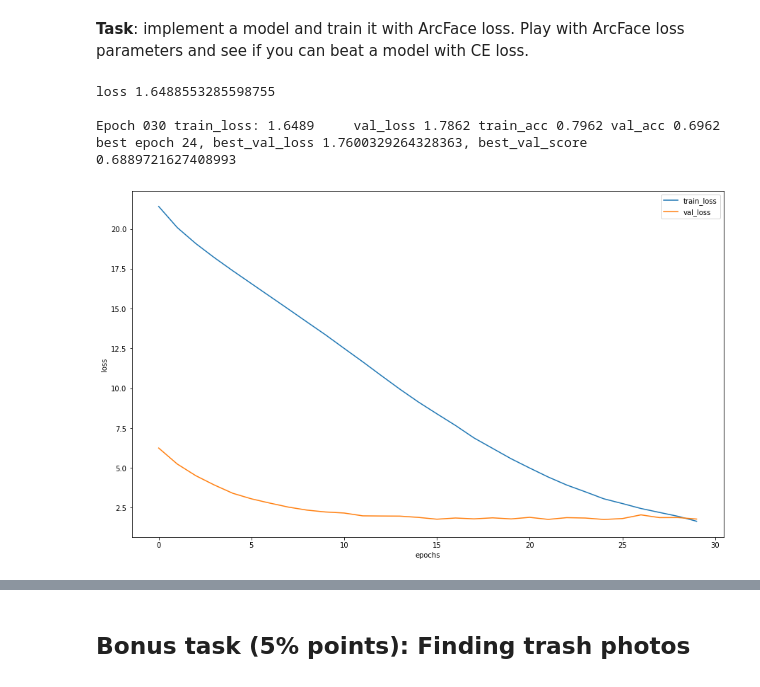
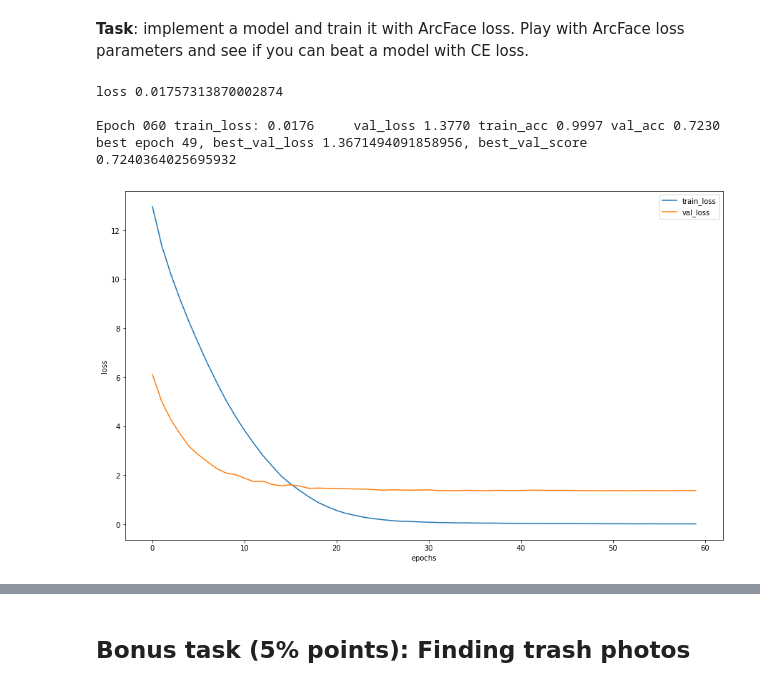
Before and after one commit to crendelyok/face-recognition, a Jupyter notebook: project_face_recognition-arc.ipynb, the cells around one changed output, grey strips where cells are left out. Cells and saved outputs as stored; diff of their text form; code cells hidden in the pictures.

```diff
--- a/project_face_recognition-arc.ipynb
+++ b/project_face_recognition-arc.ipynb
@@ -1395,7 +1421,7 @@ import math
 import torch.nn.functional as F
 
 class ArcMarginProduct(nn.Module):
-    def __init__(self, in_features, out_features, s=30.0, m=0.50, easy_margin=False):
+    def __init__(self, in_features, out_features, s=30.0, m=0.20, easy_margin=False):
         super(ArcMarginProduct, self).__init__()
         self.in_features = in_features
         self.out_features = out_features
@@ -1491,25 +1491,3 @@ def fit_epoch(model, train_loader, criterion, opt):
-# %%
-def eval_epoch(model, val_loader, criterion):
-    model.eval()
-    running_loss = 0.0
-    running_corrects = 0
-    processed_size = 0
-
-    for inputs, labels in val_loader:
-        inputs = inputs.to(DEVICE)
-        labels = labels.type(torch.LongTensor).to(DEVICE)
-
-        with torch.set_grad_enabled(False):
-            outputs = model(inputs, labels)
-            loss = criterion(outputs, labels)
-            preds = torch.argmax(outputs, 1)
-
-        running_loss += loss.item() * inputs.size(0)
-        running_corrects += torch.sum(preds == labels.data)
-        processed_size += inputs.size(0)
-    val_loss = running_loss / processed_size
-    val_acc = running_corrects.double() / processed_size
-    return val_loss, val_acc
 # %%
 from IPython.display import clear_output
 
@@ -1534,7 +1512,7 @@ def train(train_dataset, val_dataset, model, epochs):
                 best_val = val_loss
                 best_epoch = epoch
                 best_val_score = val_acc
-                torch.save(model.state_dict(), f'./models/arc_{MODEL_NAME}_{epoch}')
+                torch.save(model.state_dict(), f'./models/arc_30_20_{MODEL_NAME}_{epoch}')
 
             history.append((train_loss, train_acc, val_loss, val_acc))
 
@@ -1559,13 +1537,13 @@ def train(train_dataset, val_dataset, model, epochs):
 # %%
 model = ArcNet(1000)
 
-history = train(train_loader, val_loader, model=model, epochs=30)
+history = train(train_loader, val_loader, model=model, epochs=60)
 # %% [output]
-loss 1.6488553285598755
+loss 0.01757313870002874
 
-Epoch 030 train_loss: 1.6489     val_loss 1.7862 train_acc 0.7962 val_acc 0.6962
-best epoch 24, best_val_loss 1.7600329264328363, best_val_score 0.6889721627408993
+Epoch 060 train_loss: 0.0176     val_loss 1.3770 train_acc 0.9997 val_acc 0.7230
+best epoch 49, best_val_loss 1.3671494091858956, best_val_score 0.7240364025695932
-[figure, old version]
+[figure, new version]
 # %%
 # https://www.kaggle.com/code/zaccheroni/pytorch-efficientnet-arcface-training/notebook
 import math
```
Also changed, not shown: parts of 5 cells of this notebook.
